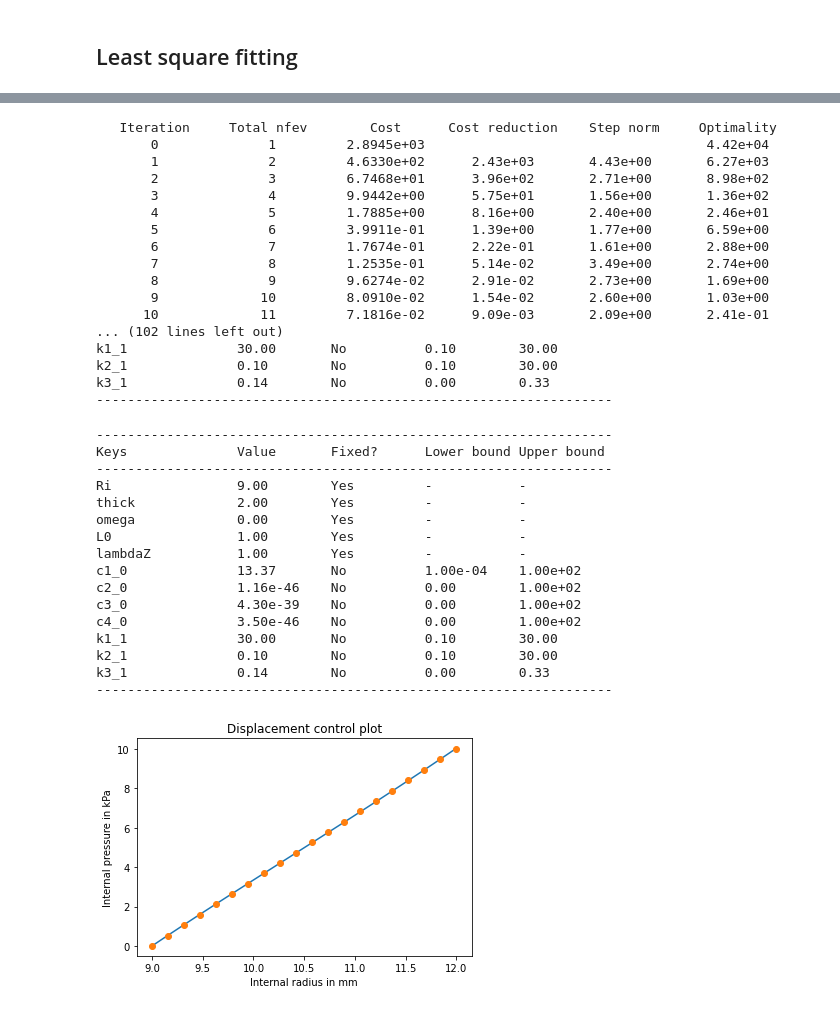
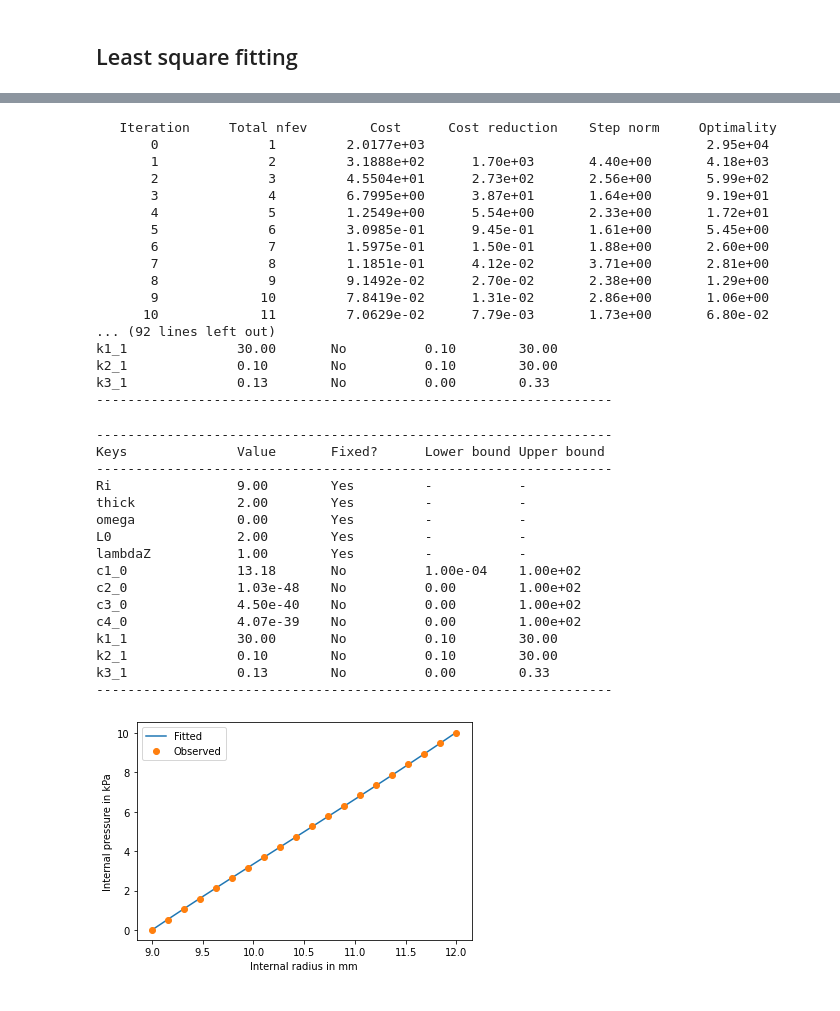
Before and after one commit to ankushaggarwal/pymecht, a Jupyter notebook: Examples/examples_CR.ipynb, the cells around one changed output, grey strips where cells are left out. Cells and saved outputs as stored; diff of their text form; code cells hidden in the pictures.

Commit message:
Modified the tube inflation example

```diff
--- a/Examples/examples_CR.ipynb
+++ b/Examples/examples_CR.ipynb
@@ -3,3 +13,6 @@
 # %%
-import pymecht as pmt
-import numpy as np
+mat_model = pmt.MatModel('Yeoh','goh')
+sample = pmt.TubeInflation(mat_model)
+pmt.specify_two_fibers(sample,10)
+params = sample.parameters
+print(sample,params)
@@ -189,6 +239,10 @@ plt.show()
 # %%
 applied_radius = np.linspace(9,12,20)
 measured_pressure = np.linspace(0,10,20)
+
+sample = pmt.TubeInflation(mat_model, force_measure='pressure')
+pmt.specify_two_fibers(sample,10)
+
 def sim_func(param):
     return sample.disp_controlled(applied_radius,param)
 
@@ -217,21 +272,21 @@ k3_1              0.10        No          0.00        0.33
 res = param_fitter.fit()
 # %% [output]
    Iteration     Total nfev        Cost      Cost reduction    Step norm     Optimality
-       0              1         2.8945e+03                                    4.42e+04
-       1              2         4.6330e+02      2.43e+03       4.43e+00       6.27e+03
-       2              3         6.7468e+01      3.96e+02       2.71e+00       8.98e+02
-       3              4         9.9442e+00      5.75e+01       1.56e+00       1.36e+02
-       4              5         1.7885e+00      8.16e+00       2.40e+00       2.46e+01
-       5              6         3.9911e-01      1.39e+00       1.77e+00       6.59e+00
-       6              7         1.7674e-01      2.22e-01       1.61e+00       2.88e+00
-       7              8         1.2535e-01      5.14e-02       3.49e+00       2.74e+00
-       8              9         9.6274e-02      2.91e-02       2.73e+00       1.69e+00
-       9             10         8.0910e-02      1.54e-02       2.60e+00       1.03e+00
-      10             11         7.1816e-02      9.09e-03       2.09e+00       2.41e-01
-... (102 lines left out)
+       0              1         2.0177e+03                                    2.95e+04
+       1              2         3.1888e+02      1.70e+03       4.40e+00       4.18e+03
+       2              3         4.5504e+01      2.73e+02       2.56e+00       5.99e+02
+       3              4         6.7995e+00      3.87e+01       1.64e+00       9.19e+01
+       4              5         1.2549e+00      5.54e+00       2.33e+00       1.72e+01
+       5              6         3.0985e-01      9.45e-01       1.61e+00       5.45e+00
+       6              7         1.5975e-01      1.50e-01       1.88e+00       2.60e+00
+       7              8         1.1851e-01      4.12e-02       3.71e+00       2.81e+00
+       8              9         9.1492e-02      2.70e-02       2.38e+00       1.29e+00
+       9             10         7.8419e-02      1.31e-02       2.86e+00       1.06e+00
+      10             11         7.0629e-02      7.79e-03       1.73e+00       6.80e-02
+... (92 lines left out)
 k1_1              30.00       No          0.10        30.00
 k2_1              0.10        No          0.10        30.00
-k3_1              0.14        No          0.00        0.33
+k3_1              0.13        No          0.00        0.33
 ------------------------------------------------------------------
 # %%
 print(params)
@@ -242,23 +297,22 @@ Keys              Value       Fixed?      Lower bound Upper bound
 Ri                9.00        Yes         -           -
 thick             2.00        Yes         -           -
 omega             0.00        Yes         -           -
-L0                1.00        Yes         -           -
+L0                2.00        Yes         -           -
 lambdaZ           1.00        Yes         -           -
-c1_0              13.37       No          1.00e-04    1.00e+02
-c2_0              1.16e-46    No          0.00        1.00e+02
-c3_0              4.30e-39    No          0.00        1.00e+02
-c4_0              3.50e-46    No          0.00        1.00e+02
+c1_0              13.18       No          1.00e-04    1.00e+02
+c2_0              1.03e-48    No          0.00        1.00e+02
+c3_0              4.50e-40    No          0.00        1.00e+02
+c4_0              4.07e-39    No          0.00        1.00e+02
 k1_1              30.00       No          0.10        30.00
 k2_1              0.10        No          0.10        30.00
-k3_1              0.14        No          0.00        0.33
+k3_1              0.13        No          0.00        0.33
 ------------------------------------------------------------------
 # %%
-
-plt.plot(applied_radius,sample.disp_controlled(applied_radius,params))
-plt.plot(applied_radius,measured_pressure,'o')
+plt.plot(applied_radius,sample.disp_controlled(applied_radius,params),label='Fitted')
+plt.plot(applied_radius,measured_pressure,'o',label='Observed')
 plt.ylabel('Internal pressure in kPa')
 plt.xlabel('Internal radius in mm')
-plt.title('Displacement control plot')
+plt.legend()
 plt.show()
 # %% [output]
-[figure, old version]
+[figure, new version]
```
Also changed, not shown: parts of 47 cells of this notebook.
